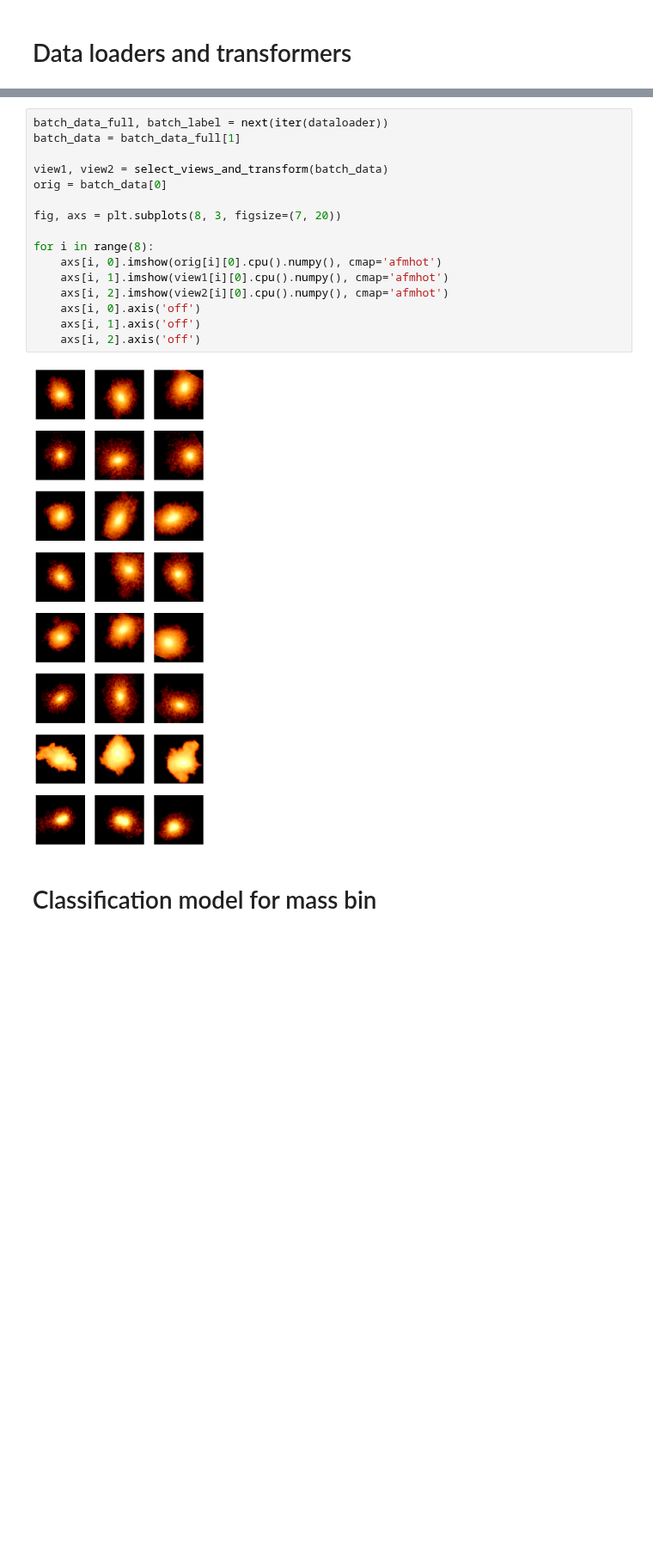
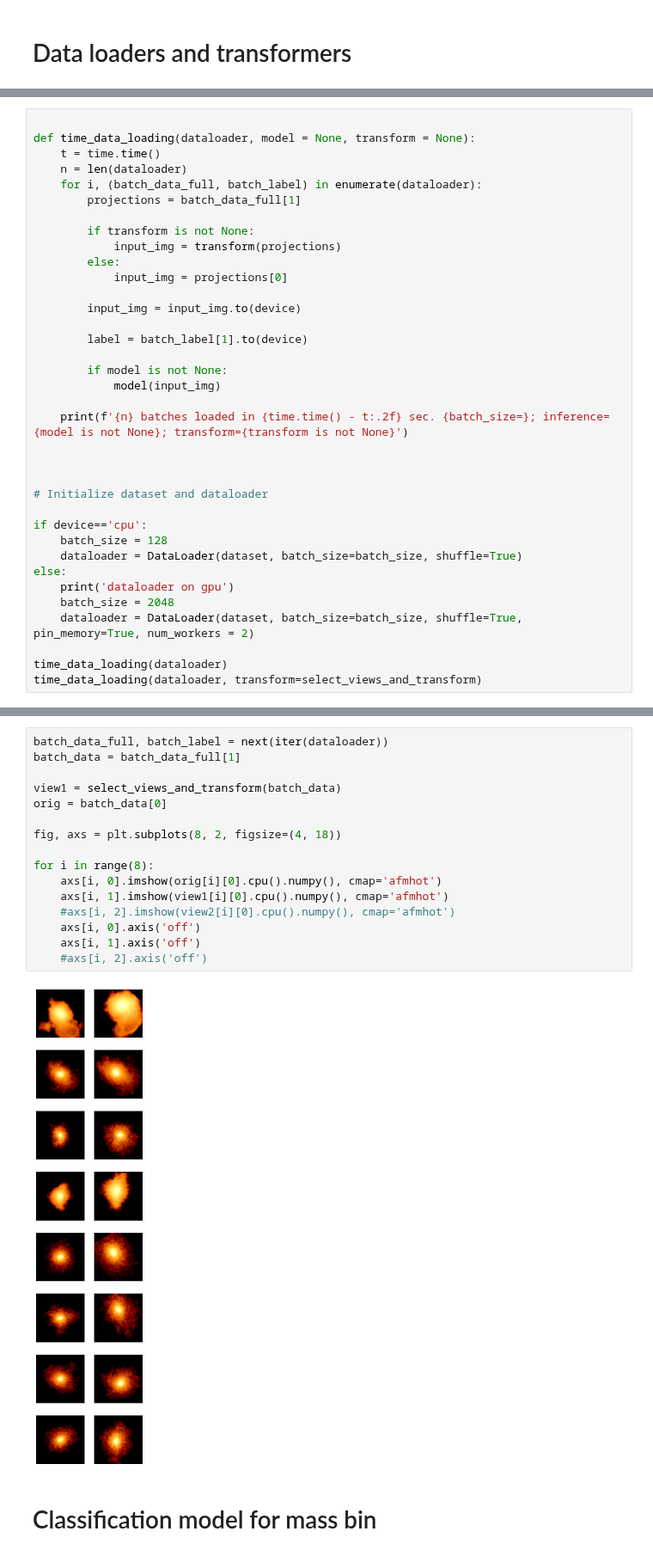
Before and after one commit to SergeiDBykov/self_supervised_halos, a Jupyter notebook: notebooks/1_tng_density_classification_colab.ipynb, the cells around one changed output, grey strips where cells are left out. Shown at 86% size. Cells and saved outputs as stored; diff of their text form; blank space fills up the shorter version.

Commit message:
finished optimisation of dataloaders for now. start optimising data transformation

```diff
--- a/notebooks/1_tng_density_classification_colab.ipynb
+++ b/notebooks/1_tng_density_classification_colab.ipynb
@@ -168,0 +170,36 @@ def select_views_and_transform(batch_projections, transform = contrast_transform
+# %%
+
+def time_data_loading(dataloader, model = None, transform = None):
+    t = time.time()
+    n = len(dataloader)
+    for i, (batch_data_full, batch_label) in enumerate(dataloader):
+        projections = batch_data_full[1]
+
+        if transform is not None:
+            input_img = transform(projections)
+        else:
+            input_img = projections[0]
+
+        input_img = input_img.to(device)
+
+        label = batch_label[1].to(device)
+
+        if model is not None:
+            model(input_img)
+
+    print(f'{n} batches loaded in {time.time() - t:.2f} sec. {batch_size=}; inference={model is not None}; transform={transform is not None}')
+
+
+
+# Initialize dataset and dataloader
+
+if device=='cpu':
+    batch_size = 128
+    dataloader = DataLoader(dataset, batch_size=batch_size, shuffle=True)
+else:
+    print('dataloader on gpu')
+    batch_size = 2048
+    dataloader = DataLoader(dataset, batch_size=batch_size, shuffle=True, pin_memory=True, num_workers = 2)
+
+time_data_loading(dataloader)
+time_data_loading(dataloader, transform=select_views_and_transform)
@@ -169,21 +209,21 @@ def select_views_and_transform(batch_projections, transform = contrast_transform
 # %%
 batch_data_full, batch_label = next(iter(dataloader))
 batch_data = batch_data_full[1]
 
-view1, view2 = select_views_and_transform(batch_data)
+view1 = select_views_and_transform(batch_data)
 orig = batch_data[0]
 
-fig, axs = plt.subplots(8, 3, figsize=(7, 20))
+fig, axs = plt.subplots(8, 2, figsize=(4, 18))
 
 for i in range(8):
     axs[i, 0].imshow(orig[i][0].cpu().numpy(), cmap='afmhot')
     axs[i, 1].imshow(view1[i][0].cpu().numpy(), cmap='afmhot')
-    axs[i, 2].imshow(view2[i][0].cpu().numpy(), cmap='afmhot')
+    #axs[i, 2].imshow(view2[i][0].cpu().numpy(), cmap='afmhot')
     axs[i, 0].axis('off')
     axs[i, 1].axis('off')
-    axs[i, 2].axis('off')
+    #axs[i, 2].axis('off')
 # %% [output]
-[figure, old version]
+[figure, new version]
 # %% [markdown]
 # Classification model for mass bin
 # %% [markdown]
```
Also changed, not shown: parts of 13 cells of this notebook.
